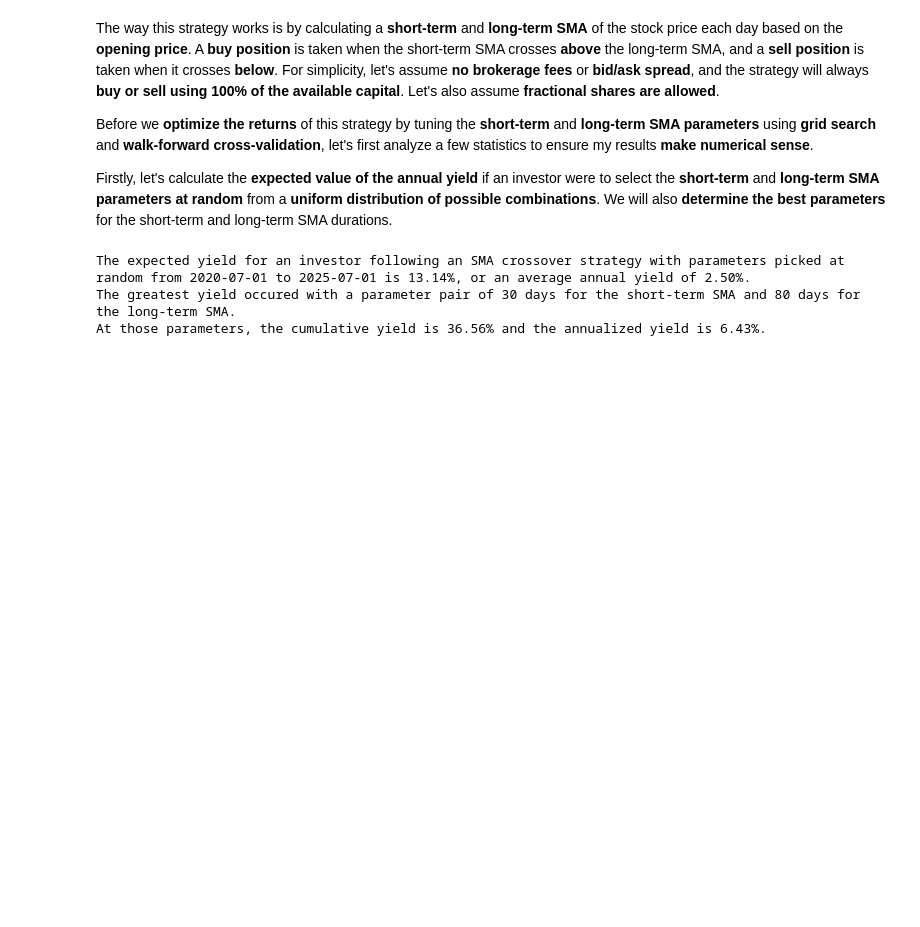
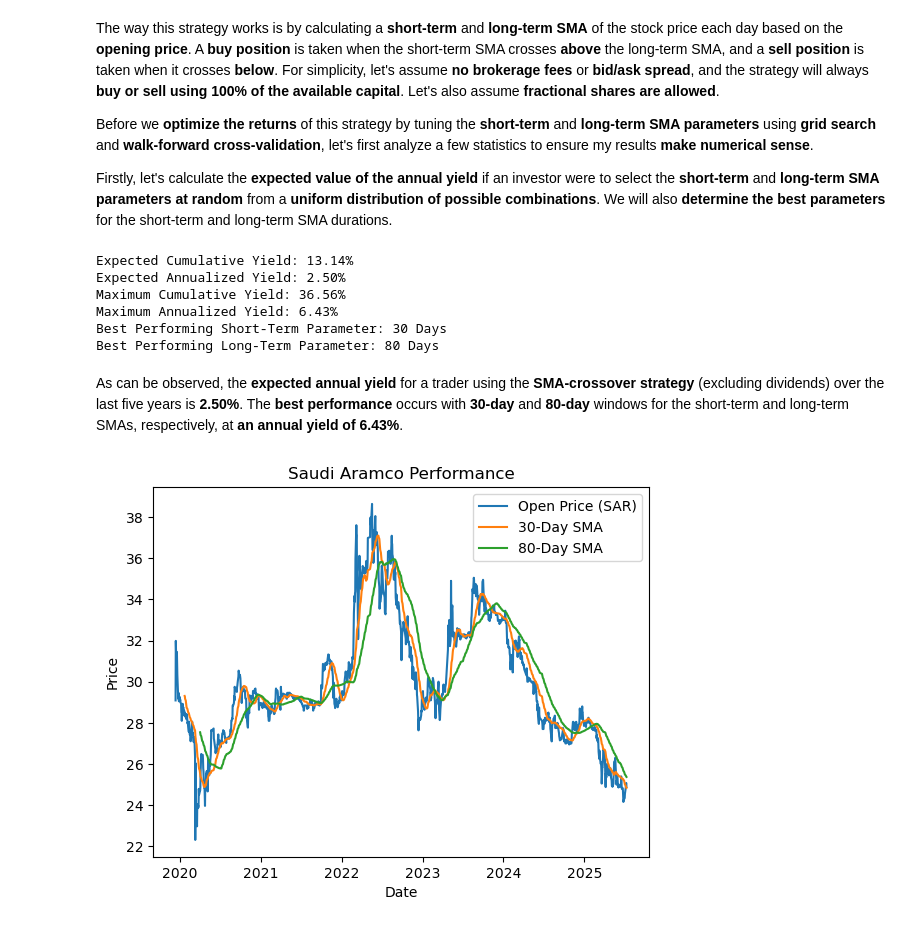
Before and after one commit to mohammedalwosaibi/saudi-stock-dashboard, a Jupyter notebook: notebooks/aramco_strategy_analysis.ipynb, the cells around one changed output. Drawn from its saved outputs; the diff is of its cells as text; code cells hidden in the pictures; blank space fills up the shorter version.

Commit message:
Add visuals to the SMA crossover strategy and introduce walk-forward cross-validation

```diff
--- a/notebooks/aramco_strategy_analysis.ipynb
+++ b/notebooks/aramco_strategy_analysis.ipynb
@@ -120,12 +120,30 @@ for short_term_param in short_term_values:
 cumulative_yield = np.mean(annual_yields)
 annualized_yield = cumulative_yield ** (1/5)
 
-print(f"The expected yield for an investor following an SMA crossover strategy with parameters picked at random from " +
-      f"{START_DATE} to {END_DATE} is {(cumulative_yield - 1) * 100:.2f}%, or an average annual yield of {(annualized_yield - 1) * 100:.2f}%.")
-
-print(f"The greatest yield occured with a parameter pair of {maximum_params[0]} days for the short-term SMA and {maximum_params[1]} days for the long-term SMA.")
-print(f"At those parameters, the cumulative yield is {(maximum_yield - 1) * 100:.2f}% and the annualized yield is {(maximum_yield ** (1/5) - 1) * 100:.2f}%.")
+print(f"Expected Cumulative Yield: {(cumulative_yield - 1) * 100:.2f}%")
+print(f"Expected Annualized Yield: {(annualized_yield - 1) * 100:.2f}%")
+print(f"Maximum Cumulative Yield: {(maximum_yield - 1) * 100:.2f}%")
+print(f"Maximum Annualized Yield: {(maximum_yield ** (1/5) - 1) * 100:.2f}%")
+print(f"Best Performing Short-Term Parameter: {maximum_params[0]} Days")
+print(f"Best Performing Long-Term Parameter: {maximum_params[1]} Days")
 # %% [output]
-The expected yield for an investor following an SMA crossover strategy with parameters picked at random from 2020-07-01 to 2025-07-01 is 13.14%, or an average annual yield of 2.50%.
-The greatest yield occured with a parameter pair of 30 days for the short-term SMA and 80 days for the long-term SMA.
-At those parameters, the cumulative yield is 36.56% and the annualized yield is 6.43%.
+Expected Cumulative Yield: 13.14%
+Expected Annualized Yield: 2.50%
+Maximum Cumulative Yield: 36.56%
+Maximum Annualized Yield: 6.43%
+Best Performing Short-Term Parameter: 30 Days
+Best Performing Long-Term Parameter: 80 Days
+# %% [markdown]
+As can be observed, the **expected annual yield** for a trader using the **SMA-crossover strategy** (excluding dividends) over the last five years is **2.50%**. The **best performance** occurs with **30-day** and **80-day** windows for the short-term and long-term SMAs, respectively, at **an annual yield of 6.43%**.
+# %%
+fig, ax = plt.subplots()
+
+ax.plot(aramco_stock["Date"], aramco_stock["Open"], label="Open Price (SAR)")
+ax.plot(aramco_stock["Date"], aramco_stock["Open"].rolling(30).mean(), label="30-Day SMA")
+ax.plot(aramco_stock["Date"], aramco_stock["Open"].rolling(80).mean(), label="80-Day SMA")
+ax.set_xlabel("Date")
+ax.set_ylabel("Price")
+ax.set_title("Saudi Aramco Performance")
+ax.legend();
+# %% [output]
+[figure, added]
```
Also changed, not shown: parts of 2 cells of this notebook.
